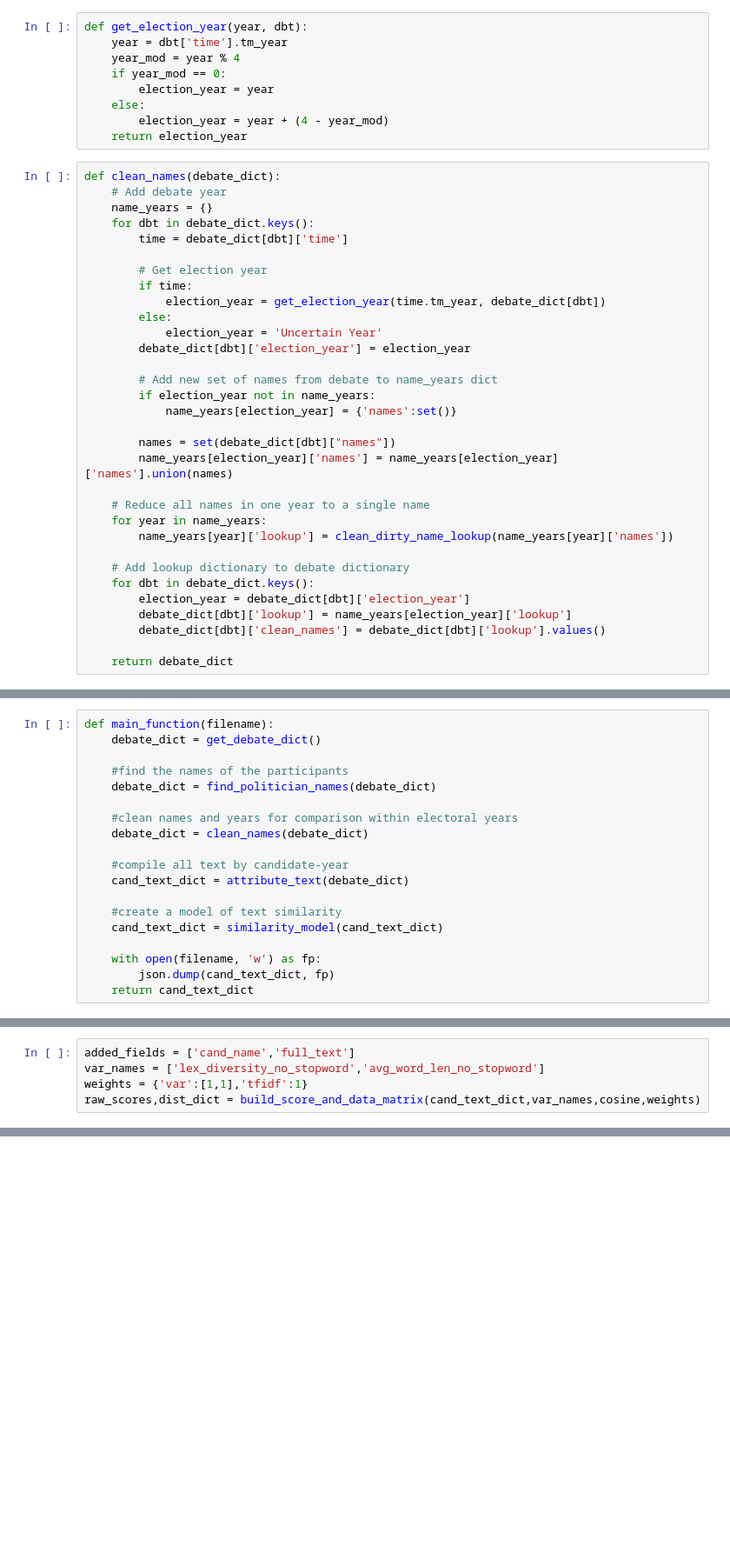
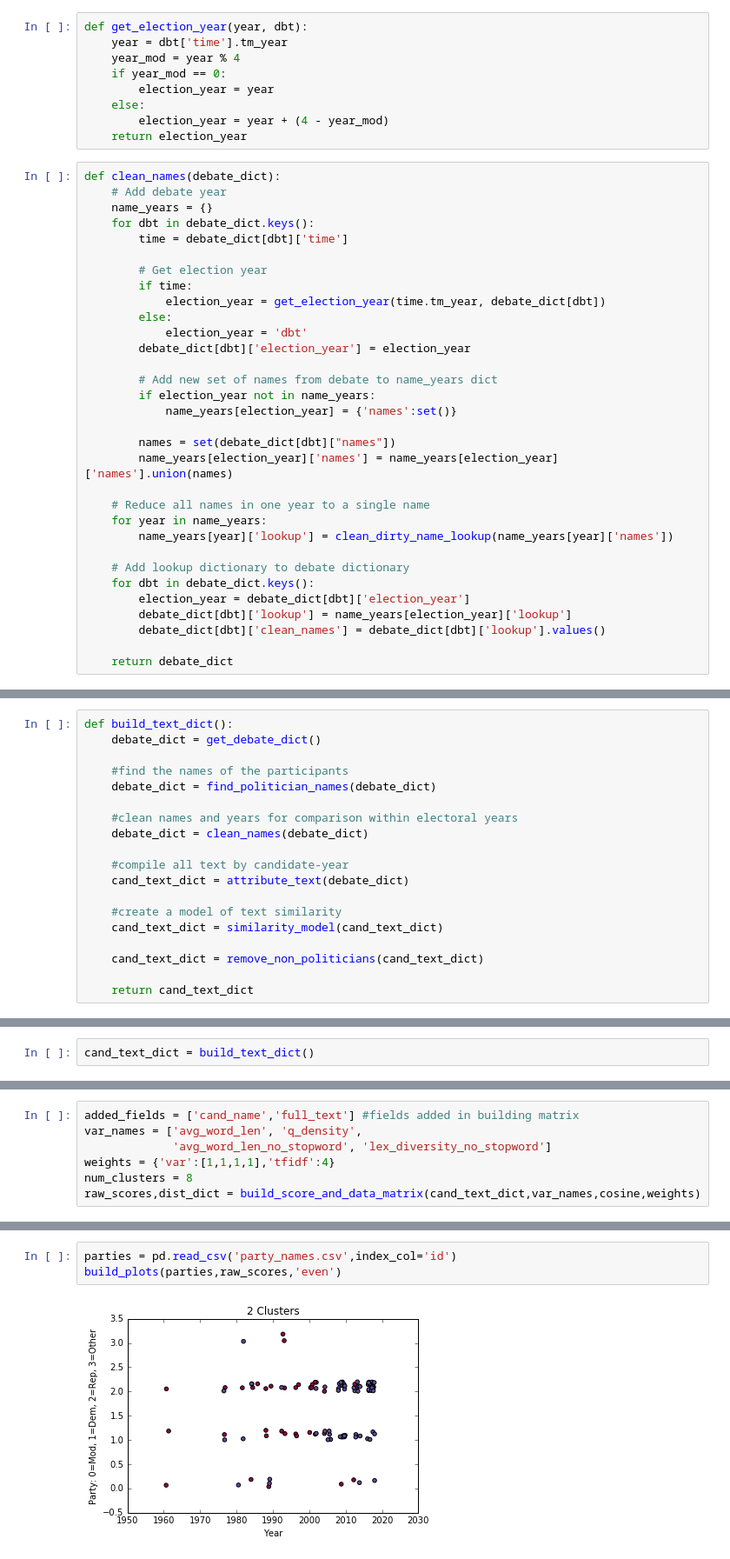
Before and after one commit to kmagida110/Election_Speeches, a Jupyter notebook: debate-list-4.ipynb, the cells around one changed output, grey strips where cells are left out. Shown: that part at 87% size. Saved outputs shown, nothing was run; the diff lists cells and outputs as text; blank space fills up the shorter version.

Commit message:
full clusters working

```diff
--- a/debate-list-4.ipynb
+++ b/debate-list-4.ipynb
@@ -210,7 +244,7 @@ def clean_names(debate_dict):
         if time:
             election_year = get_election_year(time.tm_year, debate_dict[dbt])
         else:
-            election_year = 'Uncertain Year'
+            election_year = 'dbt'
         debate_dict[dbt]['election_year'] = election_year
 
         # Add new set of names from debate to name_years dict
@@ -330,7 +364,7 @@ def similarity_model(cand_text_dict):
 
     return cand_text_dict
 # %%
-def main_function(filename):
+def build_text_dict():
     debate_dict = get_debate_dict()
 
     #find the names of the participants
@@ -345,6 +379,6 @@ def main_function(filename):
     #create a model of text similarity
     cand_text_dict = similarity_model(cand_text_dict)
 
-    with open(filename, 'w') as fp:
-        json.dump(cand_text_dict, fp)
+    cand_text_dict = remove_non_politicians(cand_text_dict)
+
     return cand_text_dict
@@ -384,3 +488,5 @@ FreqDist(cand_text_dict[1976]['PRESIDENT']['special_bgrms_no_caps_stopwords']).m
+# %%
+cand_text_dict = build_text_dict()
 # %%
 cand_text_dict[1984]['BUSH'].keys()
 # %% [output]
@@ -508,7 +521,9 @@ def build_distance_matrix(raw_scores,dist_dict):
 # %%
-added_fields = ['cand_name','full_text']
-var_names = ['lex_diversity_no_stopword','avg_word_len_no_stopword']
-weights = {'var':[1,1],'tfidf':1}
+added_fields = ['cand_name','full_text'] #fields added in building matrix
+var_names = ['avg_word_len', 'q_density',
+             'avg_word_len_no_stopword', 'lex_diversity_no_stopword']
+weights = {'var':[1,1,1,1],'tfidf':4}
+num_clusters = 8
 raw_scores,dist_dict = build_score_and_data_matrix(cand_text_dict,var_names,cosine,weights)
 # %% [output]
 0
@@ -562,0 +540,5 @@ score_df
+# %%
+parties = pd.read_csv('party_names.csv',index_col='id')
+build_plots(parties,raw_scores,'even')
+# %% [output]
+[figure, added]
```
Also changed, not shown: parts of 19 cells of this notebook, 30 other files.
